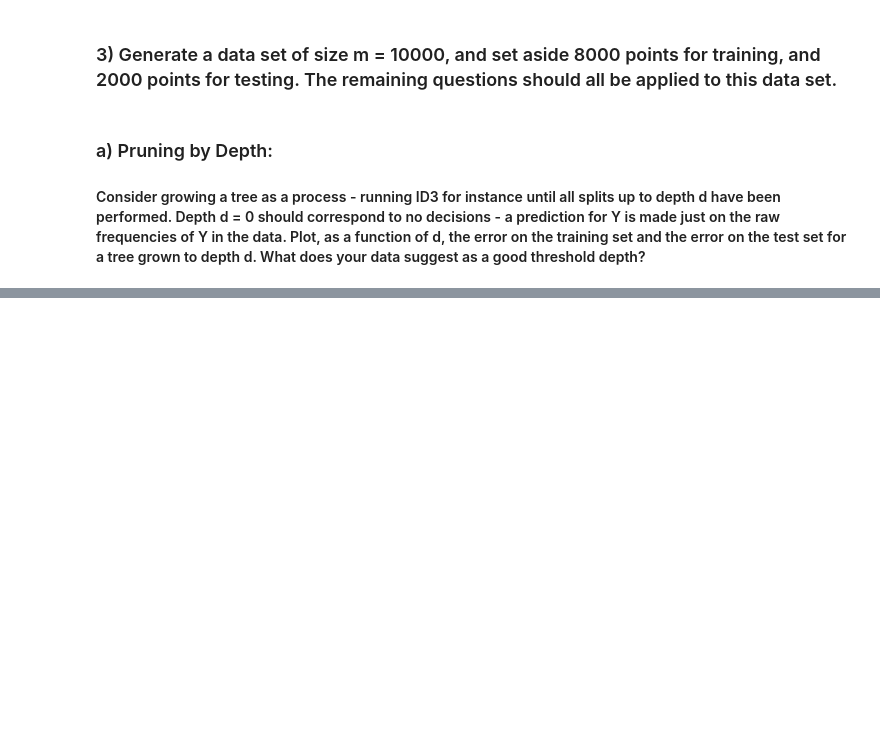
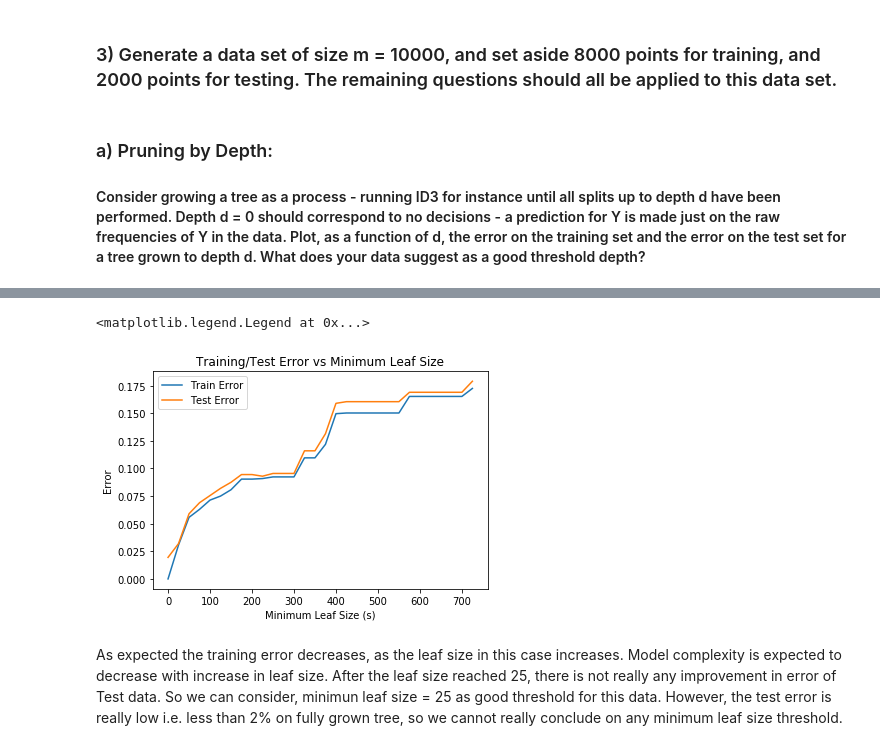
Before and after one commit to nitinkarolla/Machine-Learning, a Jupyter notebook: DecisionTrees/Pruning.ipynb, the cells around one changed output, grey strips where cells are left out. Drawn from its saved outputs; the diff is of its cells as text; code cells hidden in the pictures; blank space fills up the shorter version.

```diff
--- a/DecisionTrees/Pruning.ipynb
+++ b/DecisionTrees/Pruning.ipynb
@@ -407,0 +380,27 @@ tree.get_irrelevant_variable(irrelevant_variables)
+# %%
+leaf_size = []
+training_error = []
+test_error = []
+for i in range(0,750, 25):
+    tree = Decision_Tree_ID3(min_leaf_size= i)
+    tree.fit(train, 'Y')
+    training_error.append(tree.training_error())
+    test_error.append(tree.error(test, 'Y'))
+    leaf_size.append(i)
+
+
+leaf_size.reverse()
+training_error.reverse()
+test_error.reverse()
+# %%
+sns.lineplot(leaf_size,training_error)
+plt.xlabel("Minimum Leaf Size (s)")
+plt.ylabel("Error")
+plt.title("Training/Test Error vs Minimum Leaf Size")
+sns.lineplot(leaf_size, test_error)
+plt.legend(["Train Error", "Test Error"])
+# %% [output]
+<matplotlib.legend.Legend at 0x...>
+[figure, added]
+# %% [markdown]
+As expected the training error decreases, as the leaf size in this case increases. Model complexity is expected to decrease with increase in leaf size. After the leaf size reached 25, there is not really any improvement in error of Test data. So we can consider, minimun leaf size = 25 as good threshold for this data. However, the test error is really low i.e. less than 2% on fully grown tree, so we cannot really conclude on any minimum leaf size threshold.
```
Also changed, not shown: parts of 51 cells of this notebook, 10 other files.
